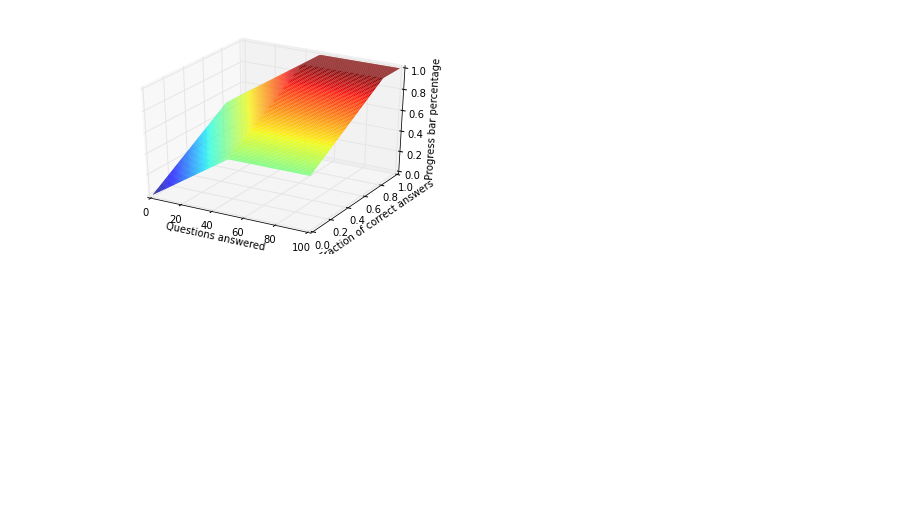
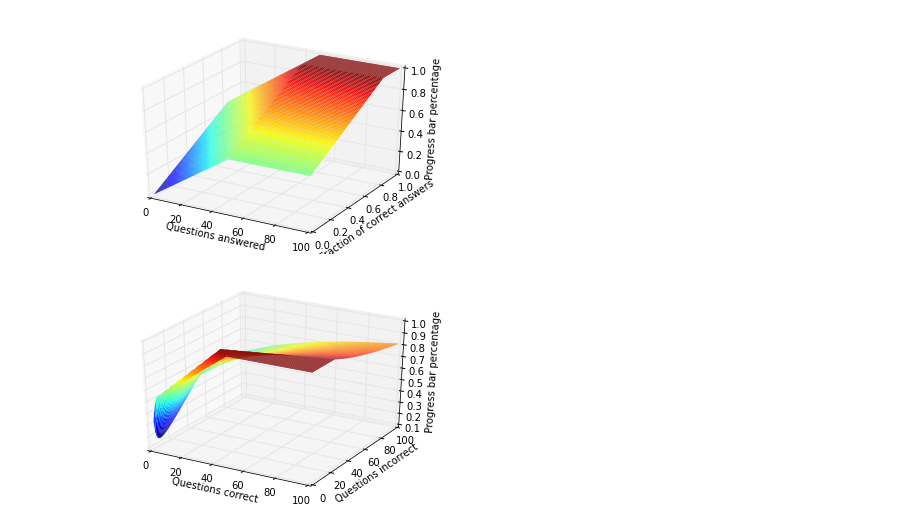
Before and after one commit to hodgestar/iboks, a Jupyter notebook: progress-bar.ipynb, the cells around one changed output. Saved outputs shown, nothing was run; the diff lists cells and outputs as text; code cells hidden in the pictures; blank space fills up the shorter version.

Commit message:
Add plot of progress against correct and incorrect answers.

```diff
--- a/progress-bar.ipynb
+++ b/progress-bar.ipynb
@@ -39,3 +39,35 @@ ax.set_zlabel('Progress bar percentage')
 plt.show()
 # %% [output]
 [figure]
+# %%
+def progress_via_answers(correct, incorrect, n_required, p_required):
+    """ Return a progress fraction from 0 to 1.
+
+    correct: number of questions answered correctly
+    incorrect: number of questions answered incorrectly
+    n_required: minimum number of questions that need to have been answered to complete the module.
+    p_required: minimum percentage of questions that need to have been answered correctly.
+    """
+    n = correct + incorrect
+    p = correct / float(max(1, n))
+    return progress(n, p, n_required, p_required)
+# %%
+correct_range = np.linspace(1, n_max, n_max)
+incorrect_range = np.linspace(1, n_max, n_max)
+# %%
+fig = plt.figure()
+
+ax = fig.add_subplot(111, projection='3d')
+
+X, Y = np.meshgrid(correct_range, incorrect_range)
+zs = np.array([progress_via_answers(qc, qi, n_required, p_required) for qc, qi in zip(np.ravel(X), np.ravel(Y))])
+Z = zs.reshape(X.shape)
+
+ax.plot_surface(X, Y, Z, cmap=plt.cm.jet, rstride=1, cstride=1, linewidth=0)
+ax.set_xlabel('Questions correct')
+ax.set_ylabel('Questions incorrect')
+ax.set_zlabel('Progress bar percentage')
+
+plt.show()
+# %% [output]
+[figure, added]
```
Also changed, not shown: parts of 1 cell of this notebook.
